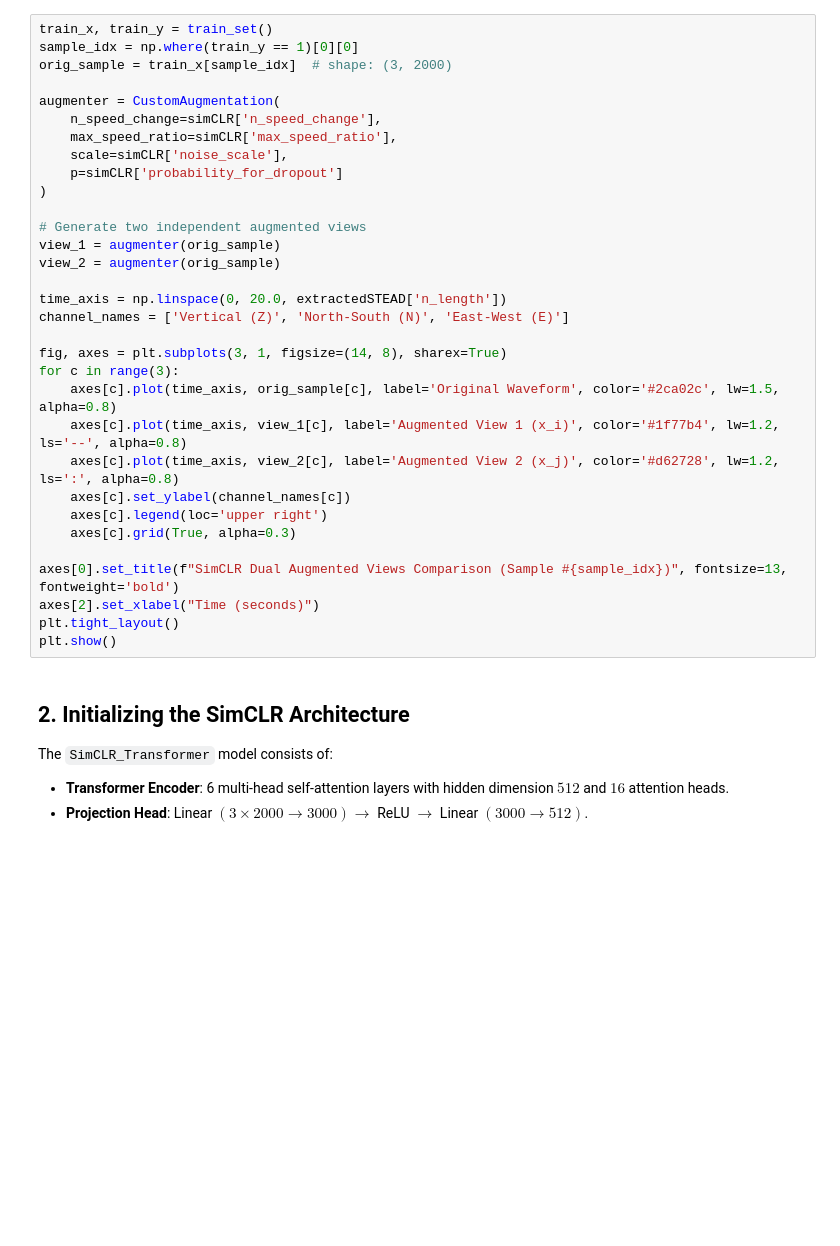
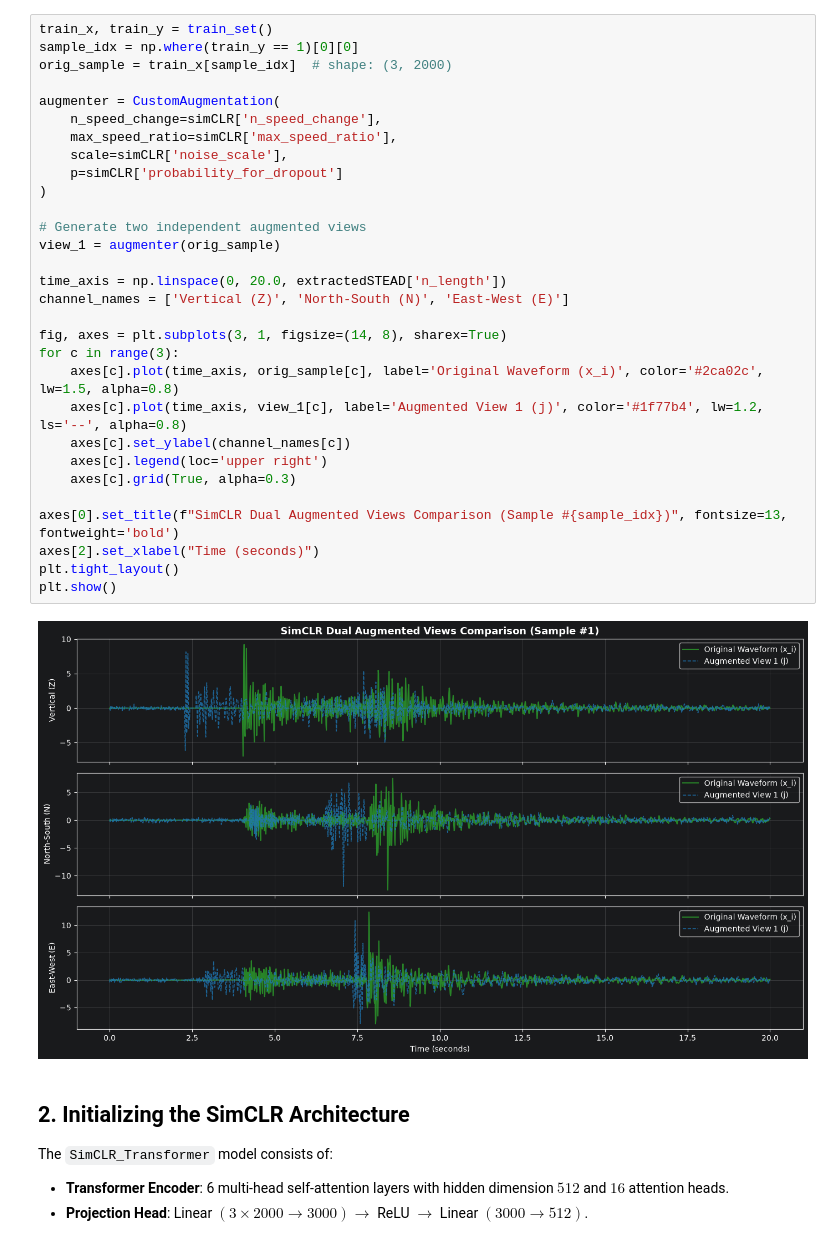
Before and after one commit to Samepsilon/SSL-SeismicData, a Jupyter notebook: notebook/03_Pretraining_SimCLR_and_Clustering.ipynb, the cells around one changed output. Cells and saved outputs as stored; diff of their text form; blank space fills up the shorter version.

```diff
--- a/notebook/03_Pretraining_SimCLR_and_Clustering.ipynb
+++ b/notebook/03_Pretraining_SimCLR_and_Clustering.ipynb
@@ -61,35 +59,35 @@ Let's visualize an original waveform alongside its two augmented views $(x_i, x_
 # %%
 train_x, train_y = train_set()
 sample_idx = np.where(train_y == 1)[0][0]
 orig_sample = train_x[sample_idx]  # shape: (3, 2000)
 
 augmenter = CustomAugmentation(
     n_speed_change=simCLR['n_speed_change'],
     max_speed_ratio=simCLR['max_speed_ratio'],
     scale=simCLR['noise_scale'],
     p=simCLR['probability_for_dropout']
 )
 
 # Generate two independent augmented views
 view_1 = augmenter(orig_sample)
-view_2 = augmenter(orig_sample)
 
 time_axis = np.linspace(0, 20.0, extractedSTEAD['n_length'])
 channel_names = ['Vertical (Z)', 'North-South (N)', 'East-West (E)']
 
 fig, axes = plt.subplots(3, 1, figsize=(14, 8), sharex=True)
 for c in range(3):
-    axes[c].plot(time_axis, orig_sample[c], label='Original Waveform', color='#2ca02c', lw=1.5, alpha=0.8)
-    axes[c].plot(time_axis, view_1[c], label='Augmented View 1 (x_i)', color='#1f77b4', lw=1.2, ls='--', alpha=0.8)
-    axes[c].plot(time_axis, view_2[c], label='Augmented View 2 (x_j)', color='#d62728', lw=1.2, ls=':', alpha=0.8)
+    axes[c].plot(time_axis, orig_sample[c], label='Original Waveform (x_i)', color='#2ca02c', lw=1.5, alpha=0.8)
+    axes[c].plot(time_axis, view_1[c], label='Augmented View 1 (j)', color='#1f77b4', lw=1.2, ls='--', alpha=0.8)
     axes[c].set_ylabel(channel_names[c])
     axes[c].legend(loc='upper right')
     axes[c].grid(True, alpha=0.3)
 
 axes[0].set_title(f"SimCLR Dual Augmented Views Comparison (Sample #{sample_idx})", fontsize=13, fontweight='bold')
 axes[2].set_xlabel("Time (seconds)")
 plt.tight_layout()
 plt.show()
+# %% [output]
+[figure, added]
 # %% [markdown]
 ## 2. Initializing the SimCLR Architecture
 
```
Also changed, not shown: parts of 9 cells of this notebook, 10 other files.
